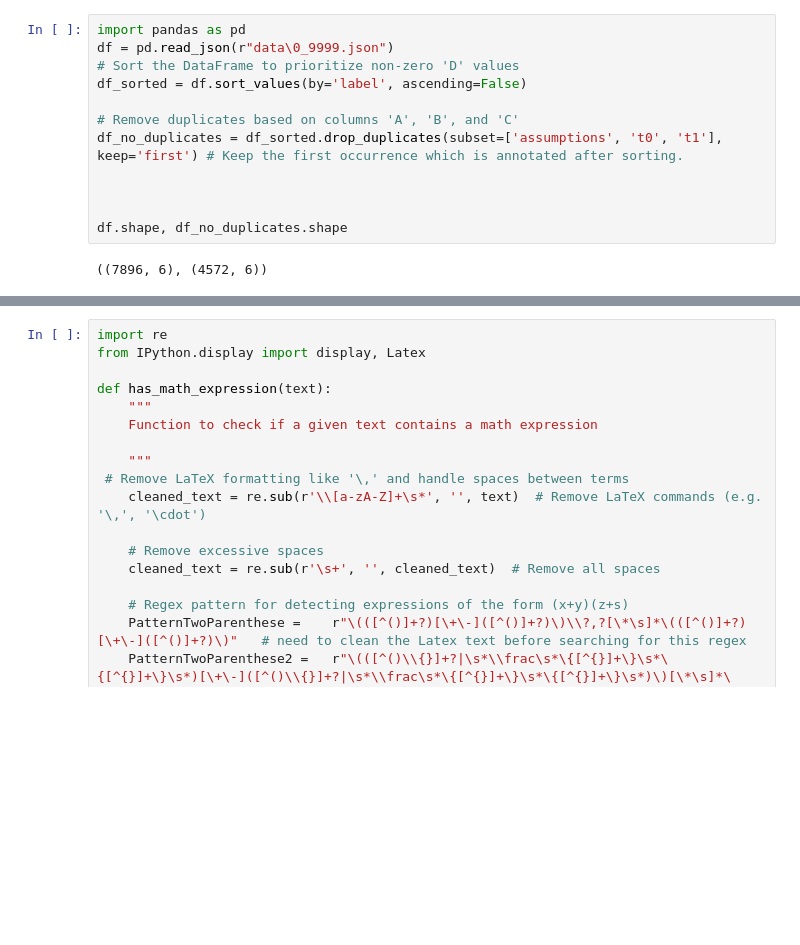
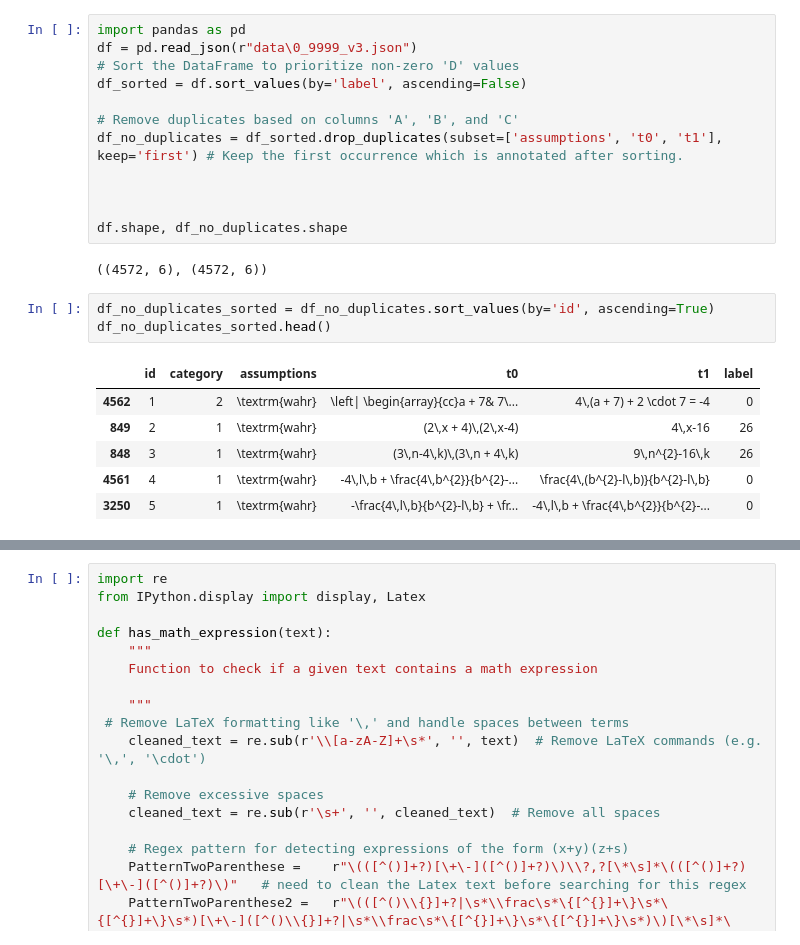
Before and after one commit to Imrancham/MathError, a Jupyter notebook: MathErrors.ipynb, the cells around one changed output, grey strips where cells are left out. Drawn from its saved outputs; the diff is of its cells as text; blank space fills up the shorter version.

```diff
--- a/MathErrors.ipynb
+++ b/MathErrors.ipynb
@@ -1,6 +1,6 @@
 # %%
 import pandas as pd
-df = pd.read_json(r"data\0_9999.json")
+df = pd.read_json(r"data\0_9999_v3.json")
 # Sort the DataFrame to prioritize non-zero 'D' values
 df_sorted = df.sort_values(by='label', ascending=False)
 
@@ -11,4 +11,14 @@ df_no_duplicates = df_sorted.drop_duplicates(subset=['assumptions', 't0', 't1'],
 
 df.shape, df_no_duplicates.shape
 # %% [output]
-((7896, 6), (4572, 6))
+((4572, 6), (4572, 6))
+# %%
+df_no_duplicates_sorted = df_no_duplicates.sort_values(by='id', ascending=True)
+df_no_duplicates_sorted.head()
+# %% [output]
+|  | id | category | assumptions | t0 | t1 | label |
+| 4562 | 1 | 2 | \textrm{wahr} | \left| \begin{array}{cc}a + 7& 7\... | 4\,(a + 7) + 2 \cdot 7 = -4 | 0 |
+| 849 | 2 | 1 | \textrm{wahr} | (2\,x + 4)\,(2\,x-4) | 4\,x-16 | 26 |
+| 848 | 3 | 1 | \textrm{wahr} | (3\,n-4\,k)\,(3\,n + 4\,k) | 9\,n^{2}-16\,k | 26 |
+| 4561 | 4 | 1 | \textrm{wahr} | -4\,l\,b + \frac{4\,b^{2}}{b^{2}-... | \frac{4\,(b^{2}-l\,b)}{b^{2}-l\,b} | 0 |
+| 3250 | 5 | 1 | \textrm{wahr} | -\frac{4\,l\,b}{b^{2}-l\,b} + \fr... | -4\,l\,b + \frac{4\,b^{2}}{b^{2}-... | 0 |
```
Also changed, not shown: parts of 2 cells of this notebook, 8 other files.
